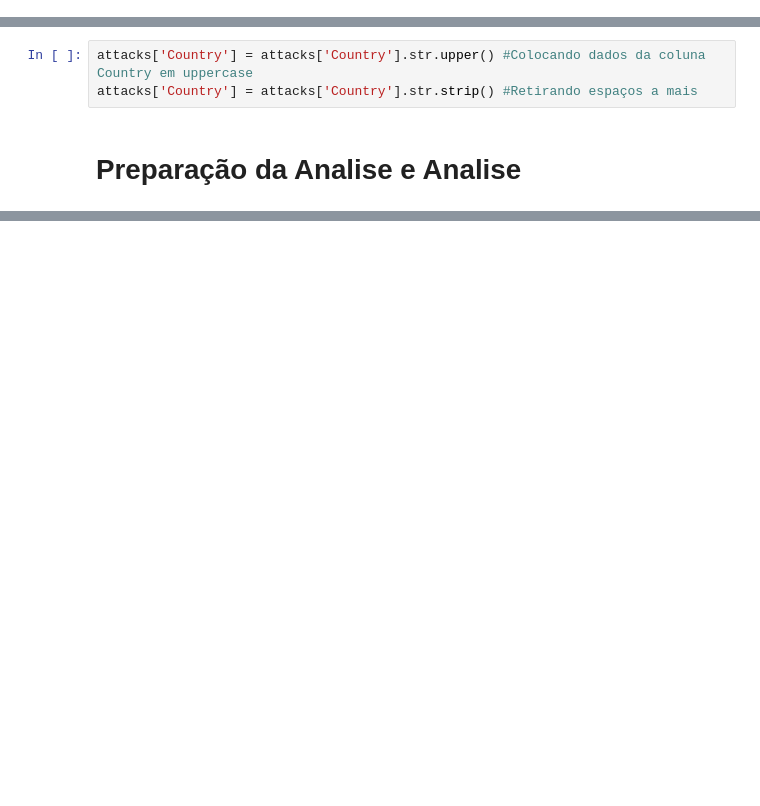
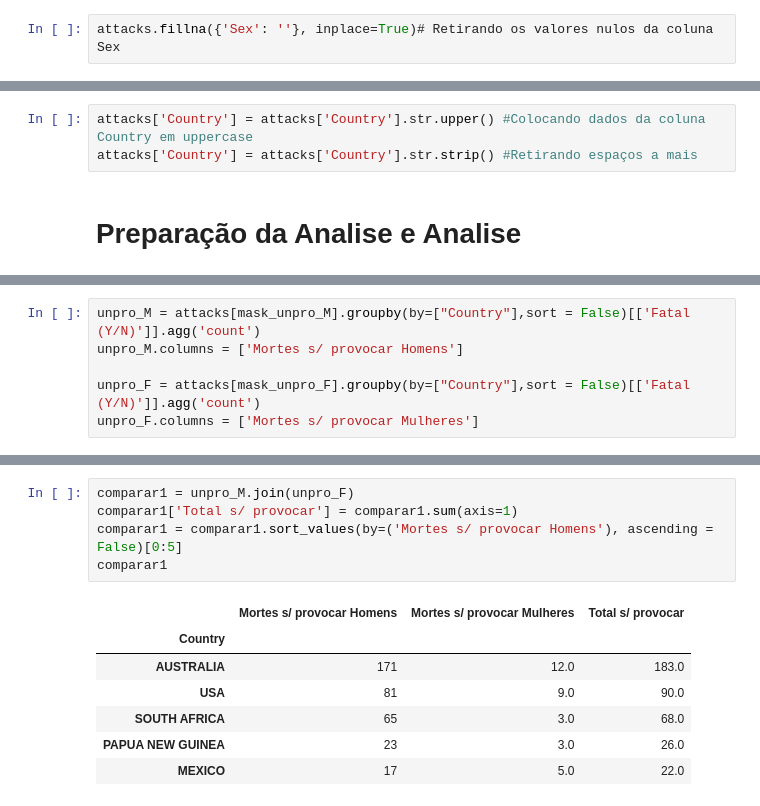
Before and after one commit to tomasgiannetti/Shark-Attack, a Jupyter notebook: Analysis.ipynb, the cells around one changed output, grey strips where cells are left out. Cells and saved outputs as stored; diff of their text form; blank space fills up the shorter version.

```diff
--- a/Analysis.ipynb
+++ b/Analysis.ipynb
@@ -57,0 +43,2 @@ mask_prov = attacks['Type'] == 'Provoked'
+# %%
+attacks.fillna({'Sex': ''}, inplace=True)# Retirando os valores nulos da coluna Sex
@@ -98,0 +87,6 @@ attacks
+# %%
+unpro_M = attacks[mask_unpro_M].groupby(by=["Country"],sort = False)[['Fatal (Y/N)']].agg('count')
+unpro_M.columns = ['Mortes s/ provocar Homens']
+
+unpro_F = attacks[mask_unpro_F].groupby(by=["Country"],sort = False)[['Fatal (Y/N)']].agg('count')
+unpro_F.columns = ['Mortes s/ provocar Mulheres']
@@ -98,0 +113,13 @@ attacks
+# %%
+comparar1 = unpro_M.join(unpro_F)
+comparar1['Total s/ provocar'] = comparar1.sum(axis=1)
+comparar1 = comparar1.sort_values(by=('Mortes s/ provocar Homens'), ascending = False)[0:5]
+comparar1
+# %% [output]
+|  | Mortes s/ provocar Homens | Mortes s/ provocar Mulheres | Total s/ provocar |
+| Country |  |  |  |
+| AUSTRALIA | 171 | 12.0 | 183.0 |
+| USA | 81 | 9.0 | 90.0 |
+| SOUTH AFRICA | 65 | 3.0 | 68.0 |
+| PAPUA NEW GUINEA | 23 | 3.0 | 26.0 |
+| MEXICO | 17 | 5.0 | 22.0 |
```
Also changed, not shown: parts of 13 cells of this notebook.
